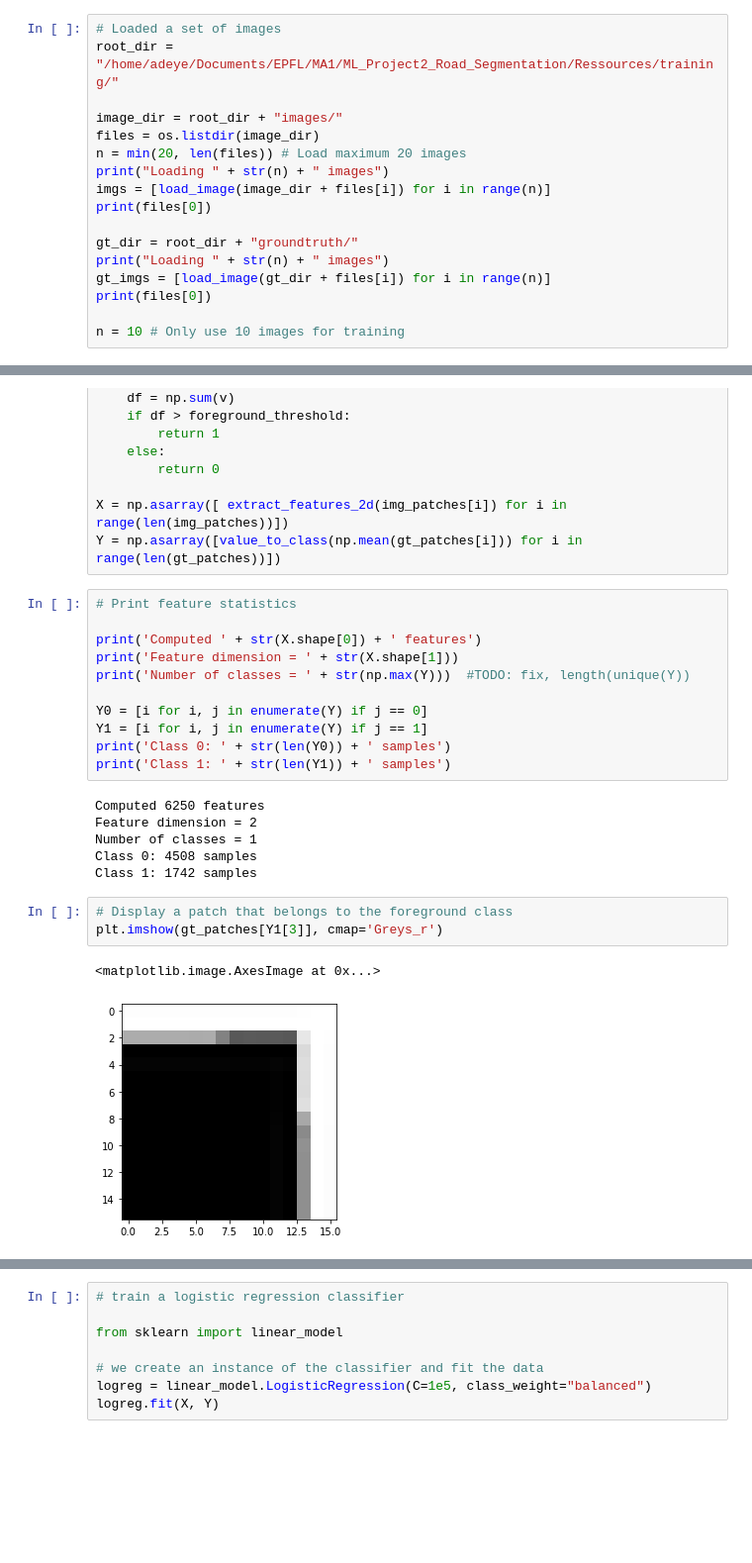
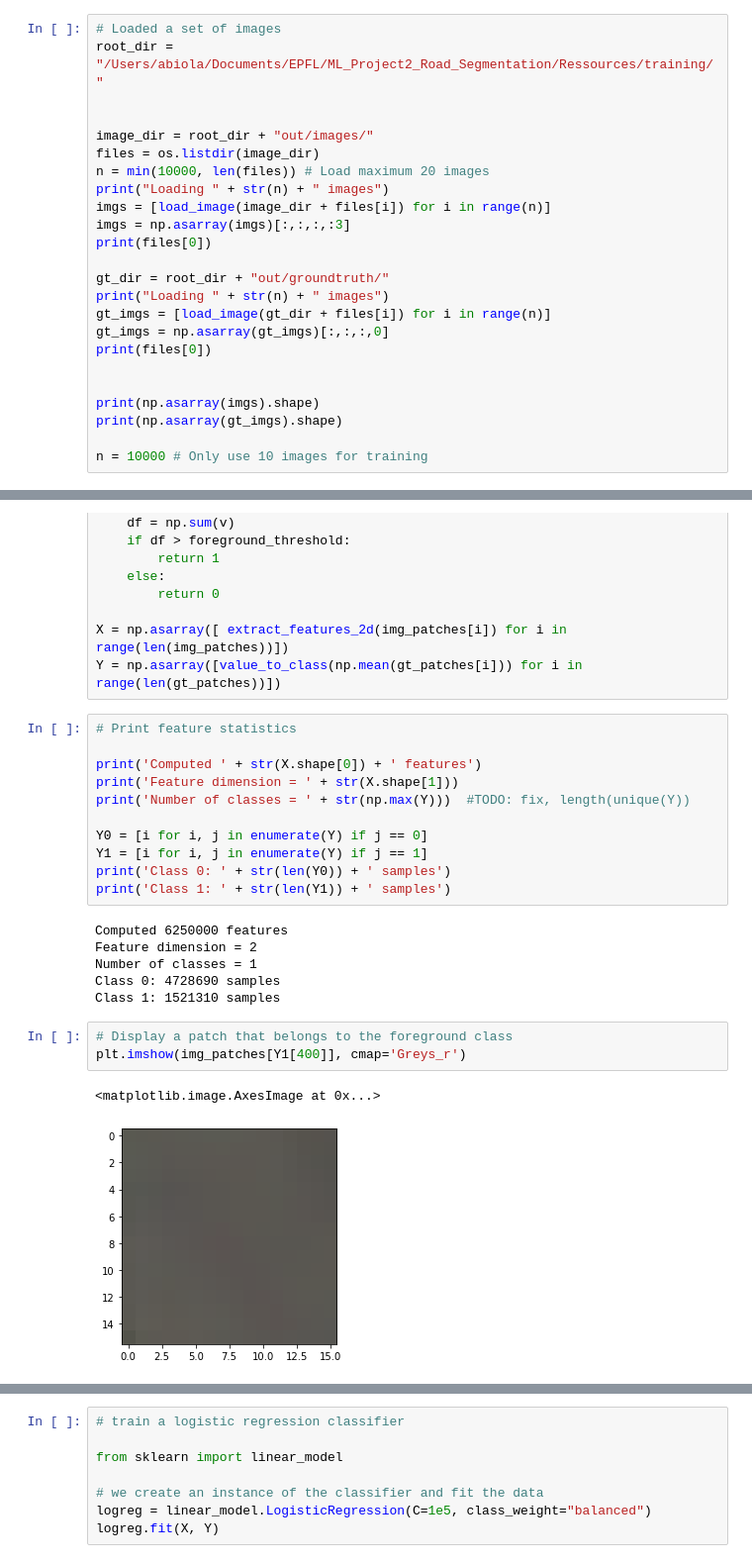
Before and after one commit to abiola123/ML_Project2_Road_Segmentation, a Jupyter notebook: Code/Course_Example/segment_aerial_images.ipynb, the cells around one changed output, grey strips where cells are left out. Shown at 99% size. Cells and saved outputs as stored; diff of their text form; blank space fills up the shorter version.

```diff
--- a/Code/Course_Example/segment_aerial_images.ipynb
+++ b/Code/Course_Example/segment_aerial_images.ipynb
@@ -50,18 +72,25 @@ def img_crop(im, w, h):
 # %%
 # Loaded a set of images
-root_dir = "/home/adeye/Documents/EPFL/MA1/ML_Project2_Road_Segmentation/Ressources/training/"
+root_dir = "/Users/abiola/Documents/EPFL/ML_Project2_Road_Segmentation/Ressources/training/"
 
-image_dir = root_dir + "images/"
+
+image_dir = root_dir + "out/images/"
 files = os.listdir(image_dir)
-n = min(20, len(files)) # Load maximum 20 images
+n = min(10000, len(files)) # Load maximum 20 images
 print("Loading " + str(n) + " images")
 imgs = [load_image(image_dir + files[i]) for i in range(n)]
+imgs = np.asarray(imgs)[:,:,:,:3]
 print(files[0])
 
-gt_dir = root_dir + "groundtruth/"
+gt_dir = root_dir + "out/groundtruth/"
 print("Loading " + str(n) + " images")
 gt_imgs = [load_image(gt_dir + files[i]) for i in range(n)]
+gt_imgs = np.asarray(gt_imgs)[:,:,:,0]
 print(files[0])
 
-n = 10 # Only use 10 images for training
+
+print(np.asarray(imgs).shape)
+print(np.asarray(gt_imgs).shape)
+
+n = 10000 # Only use 10 images for training
 # %% [output]
@@ -139,17 +170,17 @@ Y1 = [i for i, j in enumerate(Y) if j == 1]
 print('Class 0: ' + str(len(Y0)) + ' samples')
 print('Class 1: ' + str(len(Y1)) + ' samples')
 # %% [output]
-Computed 6250 features
+Computed 6250000 features
 Feature dimension = 2
 Number of classes = 1
-Class 0: 4508 samples
-Class 1: 1742 samples
+Class 0: 4728690 samples
+Class 1: 1521310 samples
 # %%
 # Display a patch that belongs to the foreground class
-plt.imshow(gt_patches[Y1[3]], cmap='Greys_r')
+plt.imshow(img_patches[Y1[400]], cmap='Greys_r')
 # %% [output]
 <matplotlib.image.AxesImage at 0x...>
-[figure, old version]
+[figure, new version]
 # %%
 # Plot 2d features using groundtruth to color the datapoints
 plt.scatter(X[:, 0], X[:, 1], c=Y, edgecolors='k', cmap=plt.cm.Paired)
```
Also changed, not shown: parts of 8 cells of this notebook, 8 other files.
